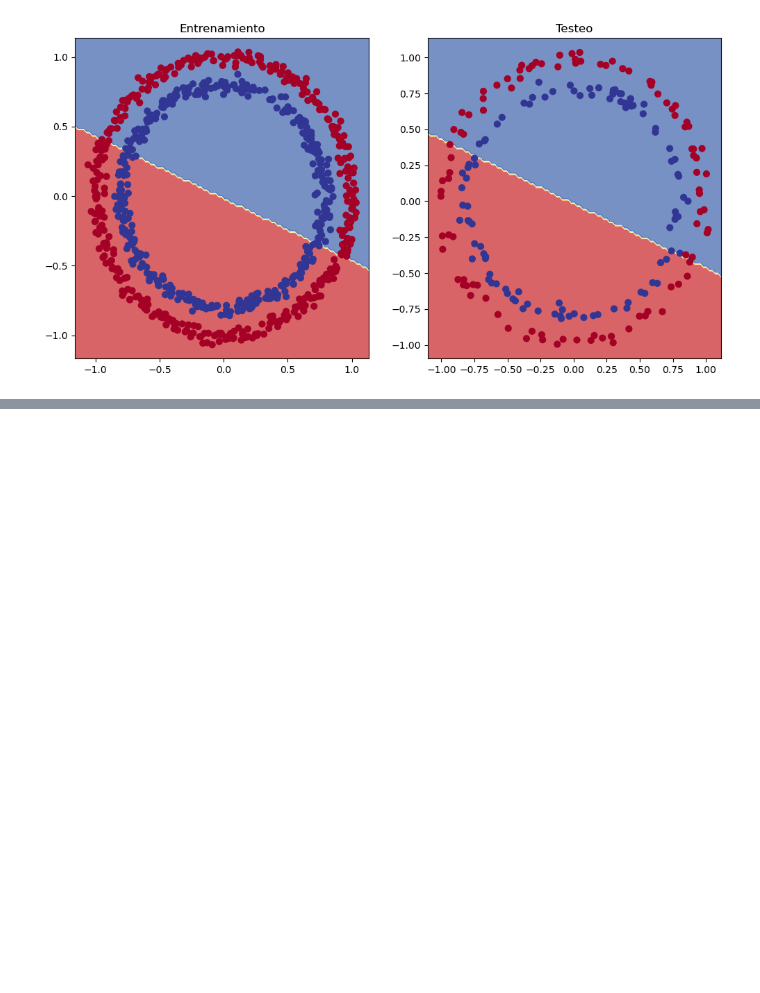
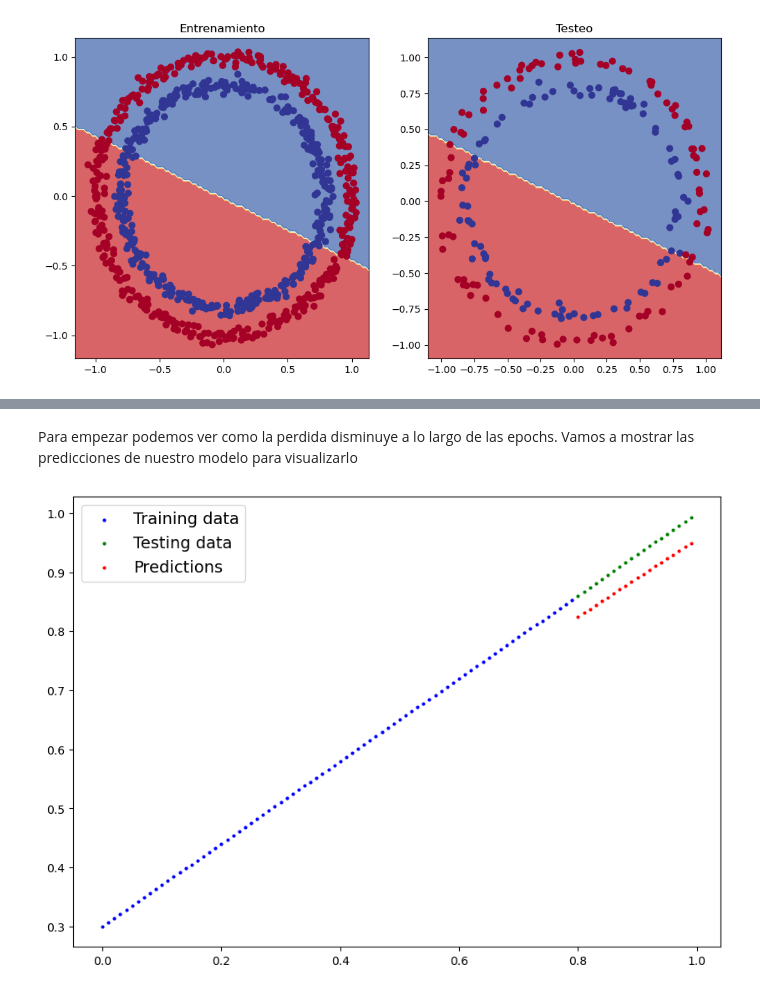
Before and after one commit to IsaHe/AprendizajePytorch, a Jupyter notebook: 02_PyTorch_Clasification.ipynb, the cells around one changed output, grey strips where cells are left out. Cells and saved outputs as stored; diff of their text form; code cells hidden in the pictures; blank space fills up the shorter version.

```diff
--- a/02_PyTorch_Clasification.ipynb
+++ b/02_PyTorch_Clasification.ipynb
@@ -524,0 +576,8 @@ plot_decision_boundary(model_v1, x_test, y_test)
+# %%
+model_2 = nn.Sequential(
+    nn.Linear(in_features=1, out_features=10),
+    nn.Linear(in_features=10, out_features=10),
+    nn.Linear(in_features=10, out_features=1)
+).to(device)
+
+model_2
@@ -524,0 +642,19 @@ plot_decision_boundary(model_v1, x_test, y_test)
+# %% [markdown]
+Para empezar podemos ver como la perdida disminuye a lo largo de las epochs.
+Vamos a mostrar las predicciones de nuestro modelo para visualizarlo
+# %%
+model_2.eval()
+
+# Hacer predicciones
+with torch.inference_mode():
+    y_preds_regression = model_2(X_test_regression)
+
+# Visualizar las predicciones
+plot_predictions(train_data=X_train_regression.cpu(),
+                train_labels=y_train_regression.cpu(),
+                test_data=X_test_regression.cpu(),
+                test_labels=y_test_regression.cpu(),
+                predictions=y_preds_regression.cpu()
+                )
+# %% [output]
+[figure, added]
```
Also changed, not shown: parts of 73 cells of this notebook.
